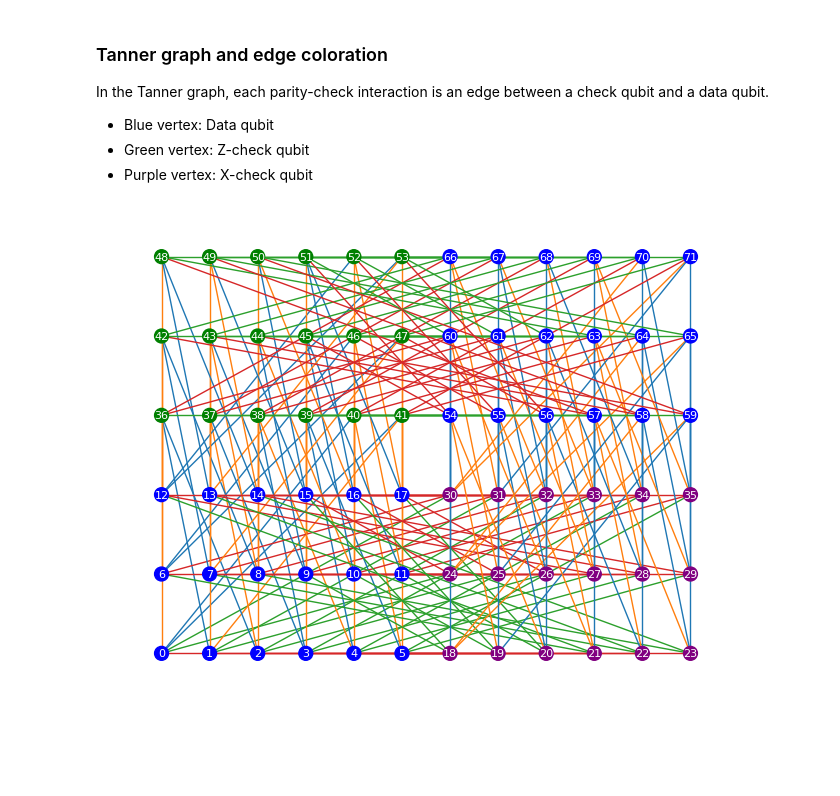
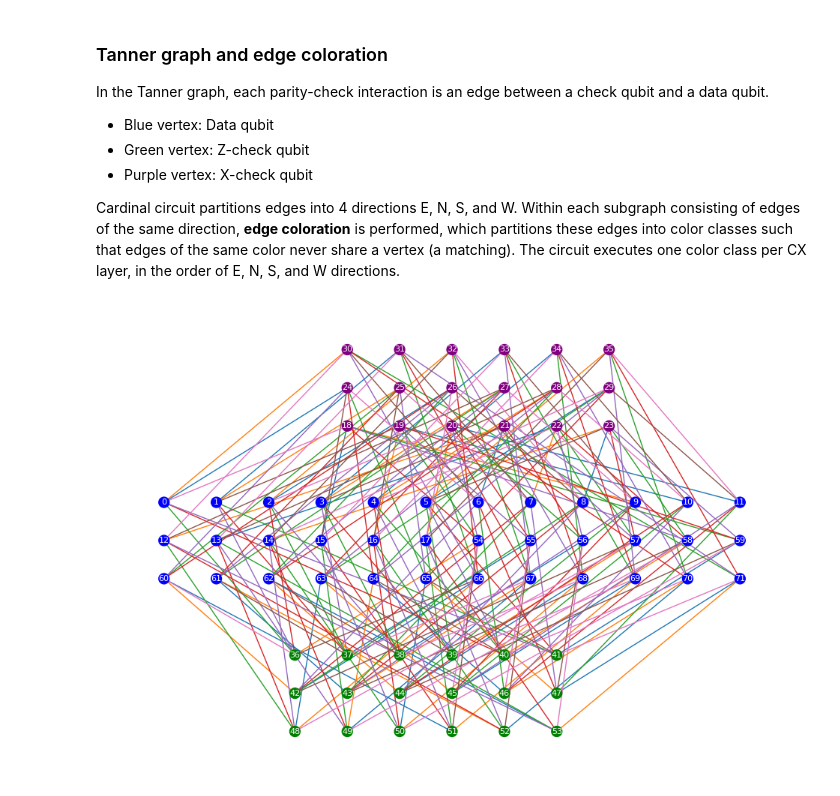
Before and after one commit to mkangquantum/quits, a Jupyter notebook: doc/02B_cardinal_circuit_generation.ipynb, the cells around one changed output. Cells and saved outputs as stored; diff of their text form; code cells hidden in the pictures; blank space fills up the shorter version.

```diff
--- a/doc/02B_cardinal_circuit_generation.ipynb
+++ b/doc/02B_cardinal_circuit_generation.ipynb
@@ -84,9 +80,10 @@ In the Tanner graph, each parity-check interaction is an edge between a check qu
 - Blue vertex: Data qubit
 - Green vertex: Z-check qubit
 - Purple vertex: X-check qubit
+
+Cardinal circuit partitions edges into 4 directions E, N, S, and W. Within each subgraph consisting of edges of the same direction, **edge coloration** is performed, which partitions these edges into color classes such that edges of the same color never share a vertex (a matching). The circuit executes one color class per CX layer, in the order of E, N, S, and W directions.
-# %%
-# For part = 'direction', the graph is colored by the direction of the edges in the Tanner graph.
-# E, N, S, W are represented by colors 'tab:green', 'tab:blue', 'tab:orange', 'tab:red' respectively
-code.draw_graph(part='direction')   # part = 'node', 'direction', 'color'
-# %% [output]
-[figure, removed]
+# %%
+transversal_layout = TransversalLayout(code, data_rows=3, zcheck_rows=3, xcheck_rows=3)
+code.draw_graph(transversal_layout, part="all", figsize=(12, 8))
+# %% [output]
+[figure, added]
```
Also changed, not shown: parts of 4 cells of this notebook, 26 other files.
